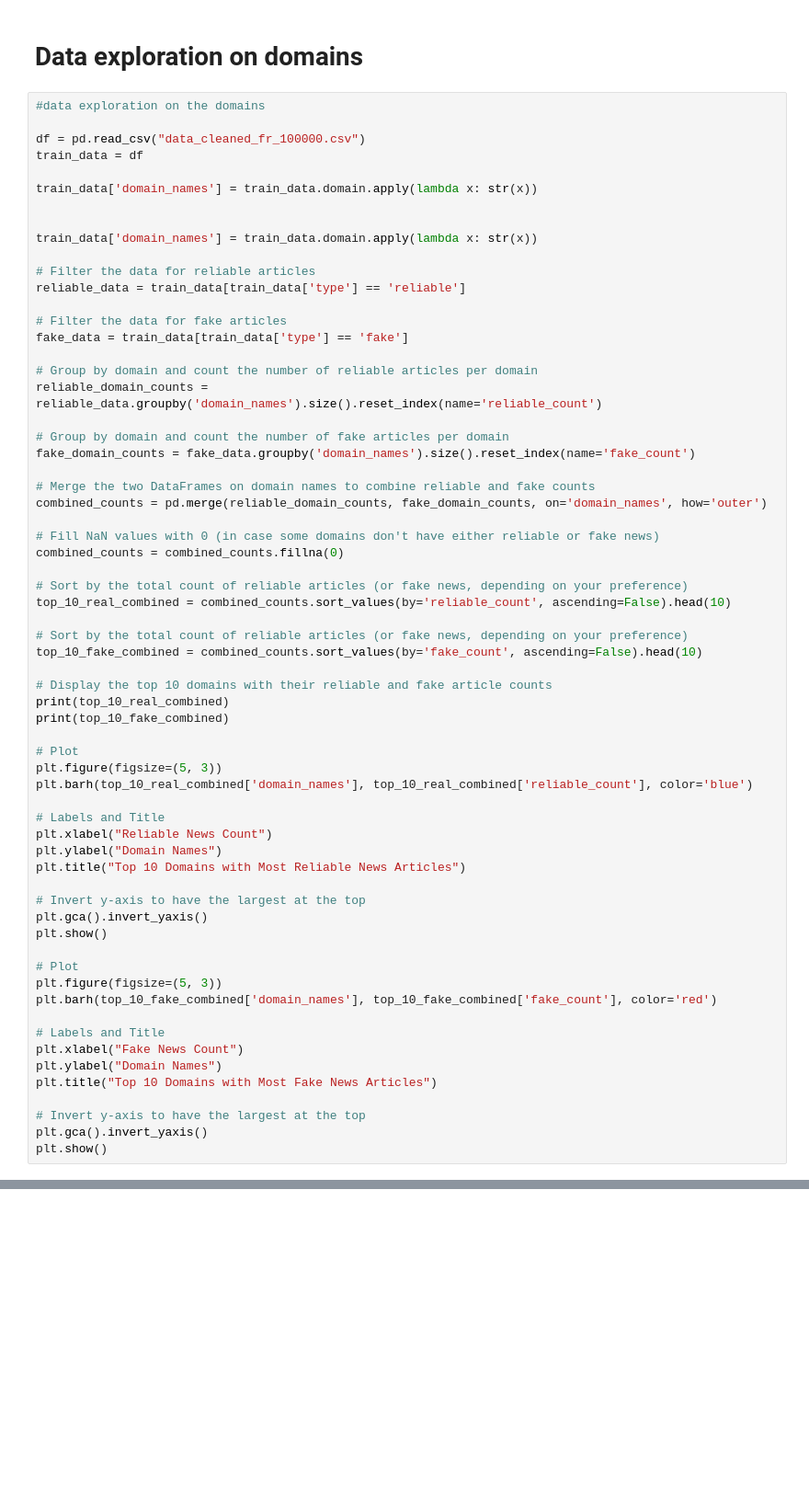
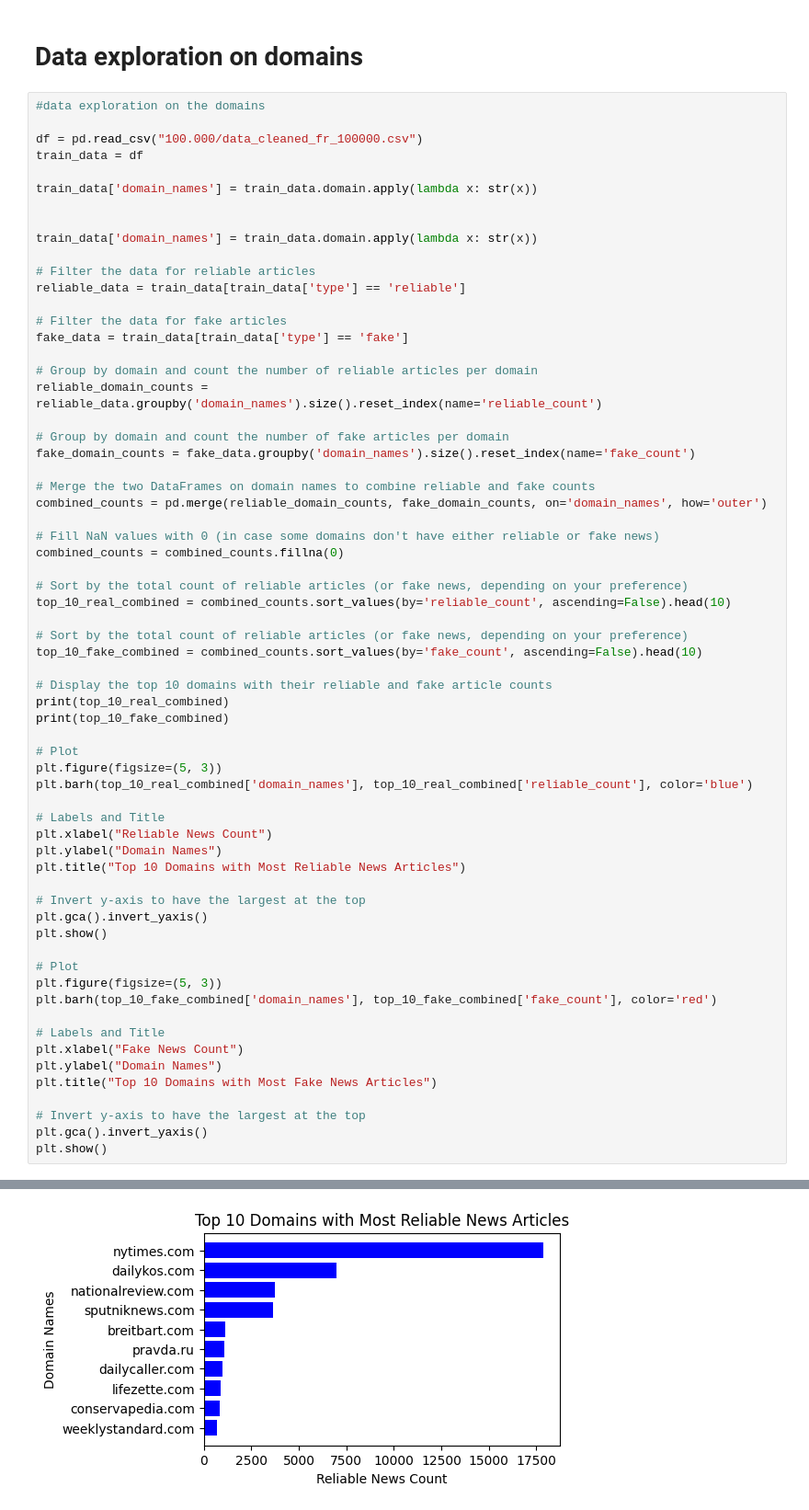
Before and after one commit to P1N60/gdsProjekt, a Jupyter notebook: data_exploration.ipynb, the cells around one changed output, grey strips where cells are left out. Shown at 92% size. Cells and saved outputs as stored; diff of their text form; blank space fills up the shorter version.

```diff
--- a/data_exploration.ipynb
+++ b/data_exploration.ipynb
@@ -307,7 +318,7 @@ print(f"Reduction in unique words: {abs(reduction)} ({abs(reduction_rate):.2f}%)
 # %%
 #data exploration on the domains
 
-df = pd.read_csv("data_cleaned_fr_100000.csv")
+df = pd.read_csv("100.000/data_cleaned_fr_100000.csv")
 train_data = df
 
 train_data['domain_names'] = train_data.domain.apply(lambda x: str(x))
@@ -368,3 +379,4 @@ plt.title("Top 10 Domains with Most Fake News Articles")
 # Invert y-axis to have the largest at the top
 plt.gca().invert_yaxis()
 plt.show()
+# %% [output]
@@ -370,0 +400 @@ plt.show()
+[figure, added]
```
Also changed, not shown: parts of 5 cells of this notebook, 1 other file.
